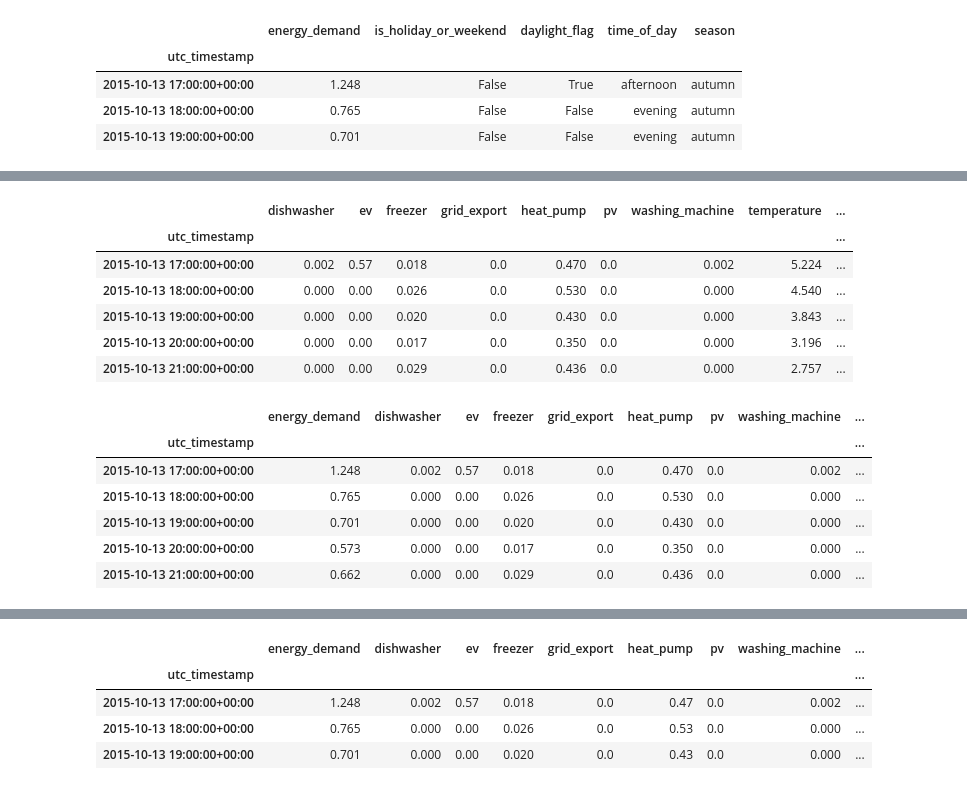
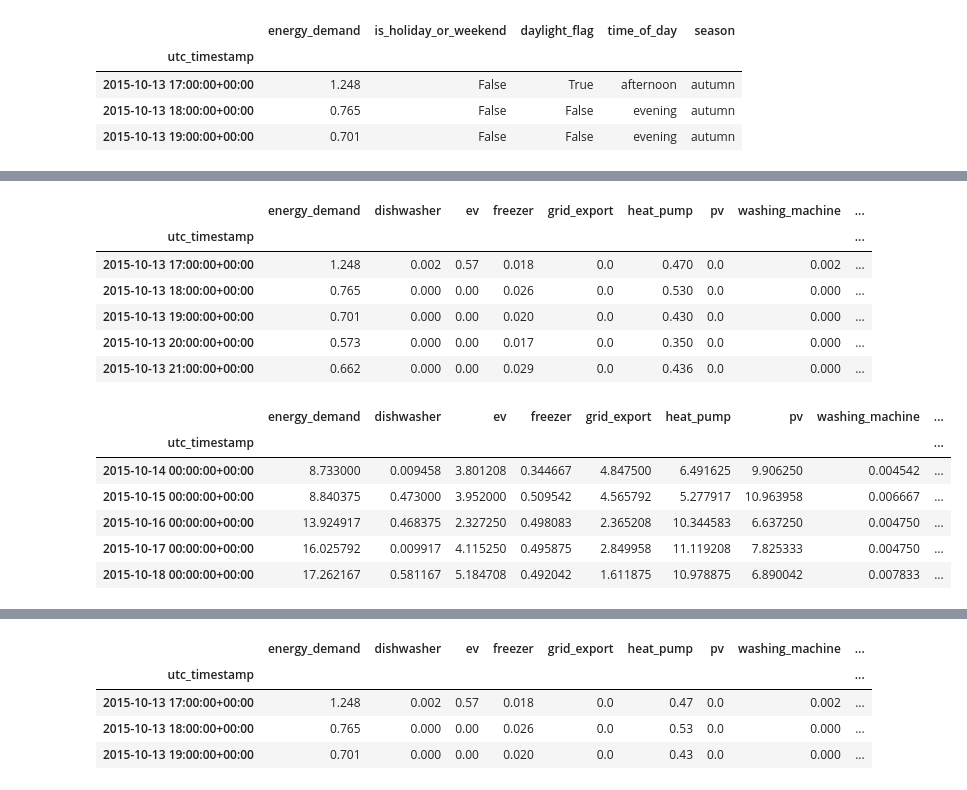
Before and after one commit to JoannaKusy/ML_for_Data_Analytics_Project, a Jupyter notebook: notebooks/02_feature_engineering.ipynb, the cells around one changed output, grey strips where cells are left out. Cells and saved outputs as stored; diff of their text form; code cells hidden in the pictures.

```diff
--- a/notebooks/02_feature_engineering.ipynb
+++ b/notebooks/02_feature_engineering.ipynb
@@ -8,12 +8,19 @@ from astral import LocationInfo # for defining location for sunrise/sunset calcu
 cwd = os.getcwd()
 
 parent_dir = os.path.dirname(cwd)
-residential4_data_path = os.path.join(parent_dir, 'data/raw/residential4_merged.csv')
-residential4_data = pd.read_csv(residential4_data_path, index_col=0, parse_dates=True)
+residential4_hourly_data_path = os.path.join(parent_dir, 'data/raw/residential4_hourly_merged.csv')
+residential4_daily_data_path = os.path.join(parent_dir, 'data/raw/residential4_daily_merged.csv')
 
-residential4_data['energy_demand'] = residential4_data['grid_import']
-residential4_data = residential4_data.drop(columns=['grid_import'])
-residential4_data.head(3)
+residential4_hourly_data = pd.read_csv(residential4_hourly_data_path, index_col=0, parse_dates=True)
+residential4_daily_data = pd.read_csv(residential4_daily_data_path, index_col=0, parse_dates=True)
+
+residential4_hourly_data['energy_demand'] = residential4_hourly_data['grid_import']
+residential4_daily_data['energy_demand'] = residential4_daily_data['grid_import']
+
+residential4_hourly_data = residential4_hourly_data.drop(columns=['grid_import'])
+residential4_daily_data = residential4_daily_data.drop(columns=['grid_import'])
+
+residential4_hourly_data.head(3)
 # %% [output]
 |  | dishwasher | ev | freezer | grid_export | heat_pump | pv | washing_machine | temperature | ... |
 | utc_timestamp |  |  |  |  |  |  |  |  | ... |
@@ -23,5 +38,6 @@ residential4_data.head(3)
 # %%
-data = residential4_data[['energy_demand']].copy()
+data_hourly = residential4_hourly_data[['energy_demand']].copy()
+data_daily = residential4_daily_data[['energy_demand']].copy()
 # %%
 de_holidays = holidays.CountryHoliday(
     'DE',
@@ -51,3 +67,6 @@ data.head(3)
 | 2015-10-13 17:00:00+00:00 | 1.248 | False |
 | 2015-10-13 18:00:00+00:00 | 0.765 | False |
 | 2015-10-13 19:00:00+00:00 | 0.701 | False |
+# %%
+data_daily['is_holiday_or_weekend'] = data_daily.index.to_series().apply(lambda x: x in holiday_dates or x.weekday() >= 5)
+data_daily.head(3)
@@ -100,3 +125,6 @@ data.head(3)
 | 2015-10-13 17:00:00+00:00 | 1.248 | False | True | afternoon | autumn |
 | 2015-10-13 18:00:00+00:00 | 0.765 | False | False | evening | autumn |
 | 2015-10-13 19:00:00+00:00 | 0.701 | False | False | evening | autumn |
+# %%
+data_daily['season'] = data_daily.index.to_series().apply(get_season)
+data_daily.head(3)
@@ -103,26 +137,31 @@ data.head(3)
 # %%
-residential4_data = residential4_data.drop(columns=['energy_demand'])
-data2 = data.copy()
-residential4_merged_all = residential4_data.join(data2, how='left')
-residential4_merged_all.head()
+residential4_hourly_data = residential4_hourly_data.drop(columns=['energy_demand'])
+data2 = data_hourly.copy()
+residential4_hourly_merged_all = residential4_hourly_data.join(data2, how='left')
+cols = ['energy_demand'] + [c for c in residential4_hourly_merged_all.columns if c != 'energy_demand']
+residential4_hourly_merged_all = residential4_hourly_merged_all[cols]
+residential4_hourly_merged_all.head()
 # %% [output]
-|  | dishwasher | ev | freezer | grid_export | heat_pump | pv | washing_machine | temperature | ... |
+|  | energy_demand | dishwasher | ev | freezer | grid_export | heat_pump | pv | washing_machine | ... |
 | utc_timestamp |  |  |  |  |  |  |  |  | ... |
-| 2015-10-13 17:00:00+00:00 | 0.002 | 0.57 | 0.018 | 0.0 | 0.470 | 0.0 | 0.002 | 5.224 | ... |
-| 2015-10-13 18:00:00+00:00 | 0.000 | 0.00 | 0.026 | 0.0 | 0.530 | 0.0 | 0.000 | 4.540 | ... |
-| 2015-10-13 19:00:00+00:00 | 0.000 | 0.00 | 0.020 | 0.0 | 0.430 | 0.0 | 0.000 | 3.843 | ... |
-| 2015-10-13 20:00:00+00:00 | 0.000 | 0.00 | 0.017 | 0.0 | 0.350 | 0.0 | 0.000 | 3.196 | ... |
-| 2015-10-13 21:00:00+00:00 | 0.000 | 0.00 | 0.029 | 0.0 | 0.436 | 0.0 | 0.000 | 2.757 | ... |
+| 2015-10-13 17:00:00+00:00 | 1.248 | 0.002 | 0.57 | 0.018 | 0.0 | 0.470 | 0.0 | 0.002 | ... |
+| 2015-10-13 18:00:00+00:00 | 0.765 | 0.000 | 0.00 | 0.026 | 0.0 | 0.530 | 0.0 | 0.000 | ... |
+| 2015-10-13 19:00:00+00:00 | 0.701 | 0.000 | 0.00 | 0.020 | 0.0 | 0.430 | 0.0 | 0.000 | ... |
+| 2015-10-13 20:00:00+00:00 | 0.573 | 0.000 | 0.00 | 0.017 | 0.0 | 0.350 | 0.0 | 0.000 | ... |
+| 2015-10-13 21:00:00+00:00 | 0.662 | 0.000 | 0.00 | 0.029 | 0.0 | 0.436 | 0.0 | 0.000 | ... |
-# %%
-cols = ['energy_demand'] + [c for c in residential4_merged_all.columns if c != 'energy_demand']
-residential4_merged_all = residential4_merged_all[cols]
-residential4_merged_all.head()
-# %% [output]
-|  | energy_demand | dishwasher | ev | freezer | grid_export | heat_pump | pv | washing_machine | ... |
-| utc_timestamp |  |  |  |  |  |  |  |  | ... |
-| 2015-10-13 17:00:00+00:00 | 1.248 | 0.002 | 0.57 | 0.018 | 0.0 | 0.470 | 0.0 | 0.002 | ... |
-| 2015-10-13 18:00:00+00:00 | 0.765 | 0.000 | 0.00 | 0.026 | 0.0 | 0.530 | 0.0 | 0.000 | ... |
-| 2015-10-13 19:00:00+00:00 | 0.701 | 0.000 | 0.00 | 0.020 | 0.0 | 0.430 | 0.0 | 0.000 | ... |
-| 2015-10-13 20:00:00+00:00 | 0.573 | 0.000 | 0.00 | 0.017 | 0.0 | 0.350 | 0.0 | 0.000 | ... |
-| 2015-10-13 21:00:00+00:00 | 0.662 | 0.000 | 0.00 | 0.029 | 0.0 | 0.436 | 0.0 | 0.000 | ... |
+# %%
+residential4_daily_data = residential4_daily_data.drop(columns=['energy_demand'])
+data2 = data_daily.copy()
+residential4_daily_merged_all = residential4_daily_data.join(data2, how='left')
+cols = ['energy_demand'] + [c for c in residential4_daily_merged_all.columns if c != 'energy_demand']
+residential4_daily_merged_all = residential4_daily_merged_all[cols]
+residential4_daily_merged_all.head()
+# %% [output]
+|  | energy_demand | dishwasher | ev | freezer | grid_export | heat_pump | pv | washing_machine | ... |
+| utc_timestamp |  |  |  |  |  |  |  |  | ... |
+| 2015-10-14 00:00:00+00:00 | 8.733000 | 0.009458 | 3.801208 | 0.344667 | 4.847500 | 6.491625 | 9.906250 | 0.004542 | ... |
+| 2015-10-15 00:00:00+00:00 | 8.840375 | 0.473000 | 3.952000 | 0.509542 | 4.565792 | 5.277917 | 10.963958 | 0.006667 | ... |
+| 2015-10-16 00:00:00+00:00 | 13.924917 | 0.468375 | 2.327250 | 0.498083 | 2.365208 | 10.344583 | 6.637250 | 0.004750 | ... |
+| 2015-10-17 00:00:00+00:00 | 16.025792 | 0.009917 | 4.115250 | 0.495875 | 2.849958 | 11.119208 | 7.825333 | 0.004750 | ... |
+| 2015-10-18 00:00:00+00:00 | 17.262167 | 0.581167 | 5.184708 | 0.492042 | 1.611875 | 10.978875 | 6.890042 | 0.007833 | ... |
 # %%
```
Also changed, not shown: parts of 13 cells of this notebook, 1 other file.
